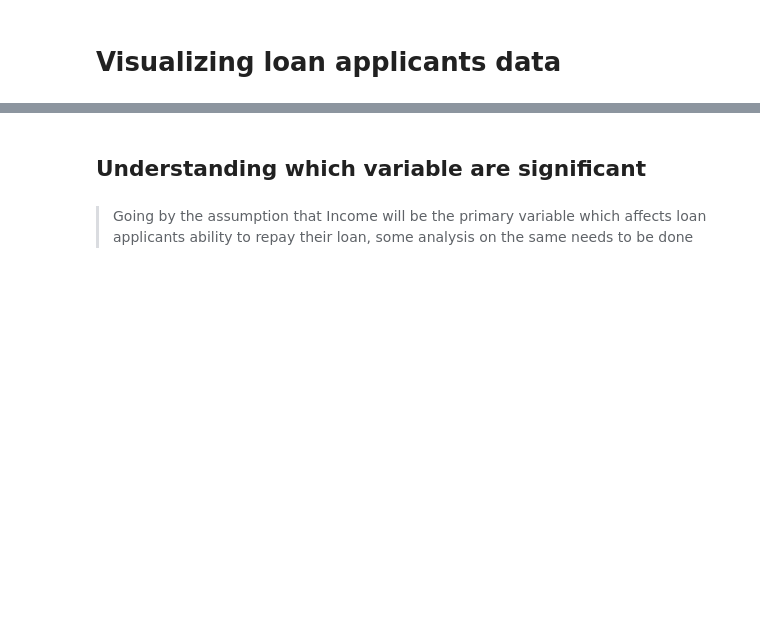
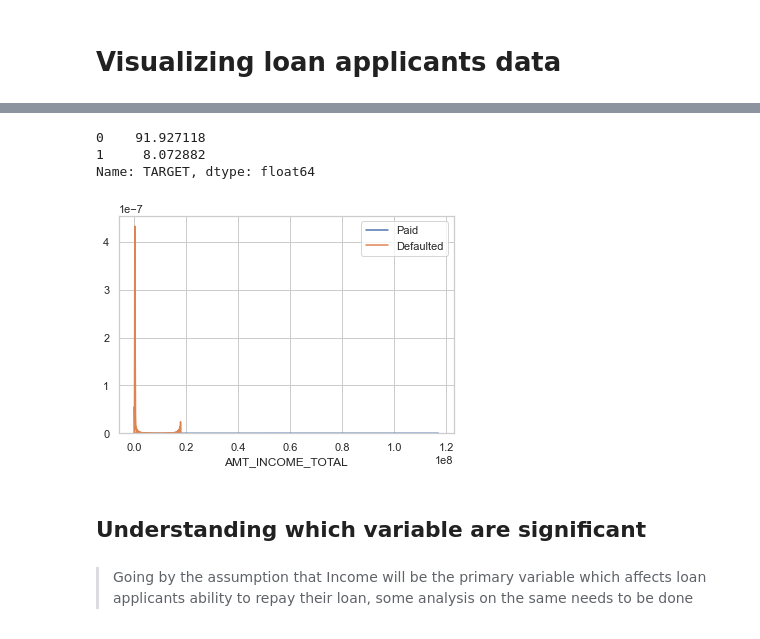
Before and after one commit to abhinav-m/data-science-bootcamp, a Jupyter notebook: upgrad-data-science-primer/Final-EDA-Graded/loan-applicants-data-visualization.ipynb, the cells around one changed output, grey strips where cells are left out. Cells and saved outputs as stored; diff of their text form; code cells hidden in the pictures; blank space fills up the shorter version.

```diff
--- a/upgrad-data-science-primer/Final-EDA-Graded/loan-applicants-data-visualization.ipynb
+++ b/upgrad-data-science-primer/Final-EDA-Graded/loan-applicants-data-visualization.ipynb
@@ -13,3 +75,22 @@ previous_app_df = pd.read_csv('previous_application.csv')
+# %%
+# Percentage of target variables
+100  * current_app_df['TARGET'].value_counts(normalize=True)
+# %% [output]
+0    91.927118
+1     8.072882
+Name: TARGET, dtype: float64
+# %%
+
+## Splitting data
+cur_df_1 =  current_app_df[current_app_df['TARGET'] == 1]
+cur_df_0 = current_app_df[current_app_df['TARGET'] == 0]
+# %%
+# Continuous variable default / normal
+sns.distplot(cur_df_1['AMT_INCOME_TOTAL'],hist=False,label='Paid')
+sns.distplot(cur_df_0['AMT_INCOME_TOTAL'],hist=False,label='Defaulted')
+plt.show()
+# %% [output]
+[figure, added]
 # %% [markdown]
 ## Understanding which variable are significant
 # %%
```
Also changed, not shown: parts of 11 cells of this notebook.
